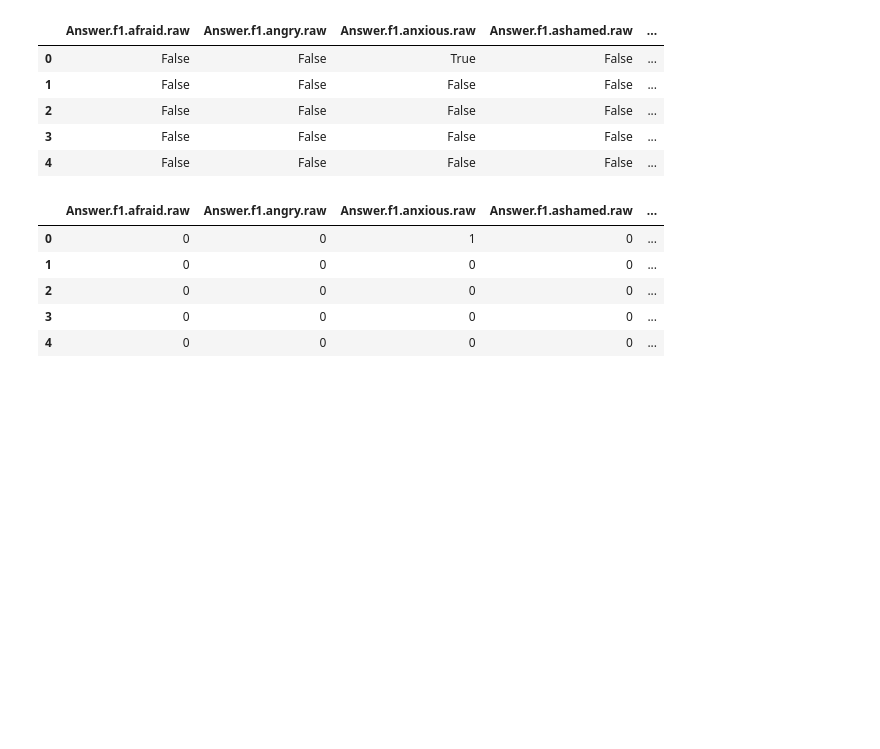
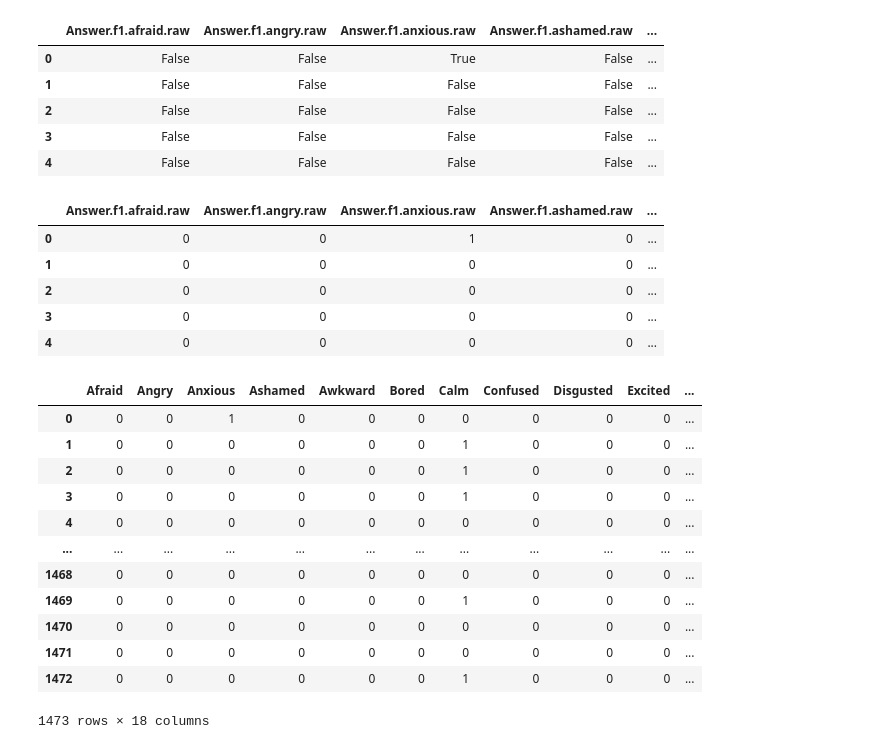
Before and after one commit to annabelng/journalify, a Jupyter notebook: journal_train.ipynb, the cells around one changed output. Cells and saved outputs as stored; diff of their text form; code cells hidden in the pictures; blank space fills up the shorter version.

```diff
--- a/journal_train.ipynb
+++ b/journal_train.ipynb
@@ -72,3 +63,19 @@ labels = labels.rename(columns={'Answer.f1.afraid.raw': "Afraid",
                        "Answer.f1.sad.raw": "Sad",
                        "Answer.f1.satisfied.raw": "Satisfied",
                        "Answer.f1.surprised.raw": "Surprised",})
+# %%
+labels
+# %% [output]
+|  | Afraid | Angry | Anxious | Ashamed | Awkward | Bored | Calm | Confused | Disgusted | Excited | ... |
+| 0 | 0 | 0 | 1 | 0 | 0 | 0 | 0 | 0 | 0 | 0 | ... |
+| 1 | 0 | 0 | 0 | 0 | 0 | 0 | 1 | 0 | 0 | 0 | ... |
+| 2 | 0 | 0 | 0 | 0 | 0 | 0 | 1 | 0 | 0 | 0 | ... |
+| 3 | 0 | 0 | 0 | 0 | 0 | 0 | 1 | 0 | 0 | 0 | ... |
+| 4 | 0 | 0 | 0 | 0 | 0 | 0 | 0 | 0 | 0 | 0 | ... |
+| ... | ... | ... | ... | ... | ... | ... | ... | ... | ... | ... | ... |
+| 1468 | 0 | 0 | 0 | 0 | 0 | 0 | 0 | 0 | 0 | 0 | ... |
+| 1469 | 0 | 0 | 0 | 0 | 0 | 0 | 1 | 0 | 0 | 0 | ... |
+| 1470 | 0 | 0 | 0 | 0 | 0 | 0 | 0 | 0 | 0 | 0 | ... |
+| 1471 | 0 | 0 | 0 | 0 | 0 | 0 | 0 | 0 | 0 | 0 | ... |
+| 1472 | 0 | 0 | 0 | 0 | 0 | 0 | 1 | 0 | 0 | 0 | ... |
+1473 rows × 18 columns
```
Also changed, not shown: parts of 3 cells of this notebook, 1 other file.
